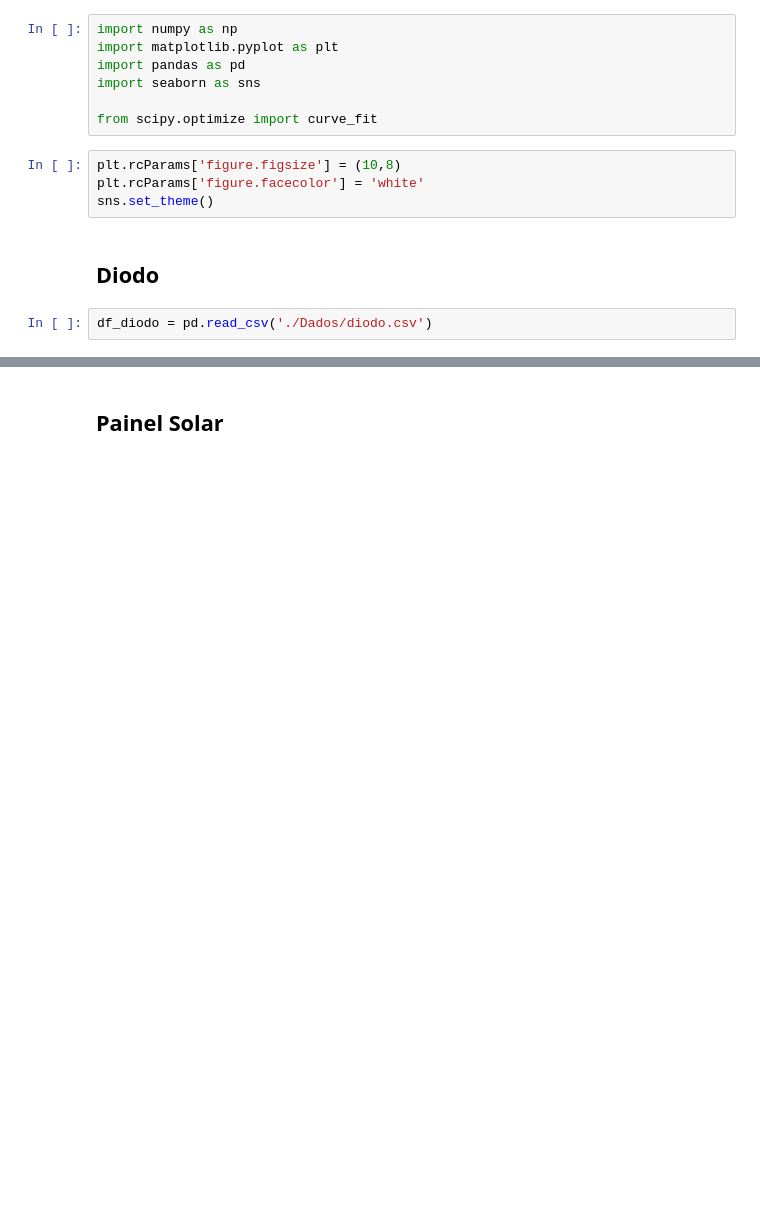
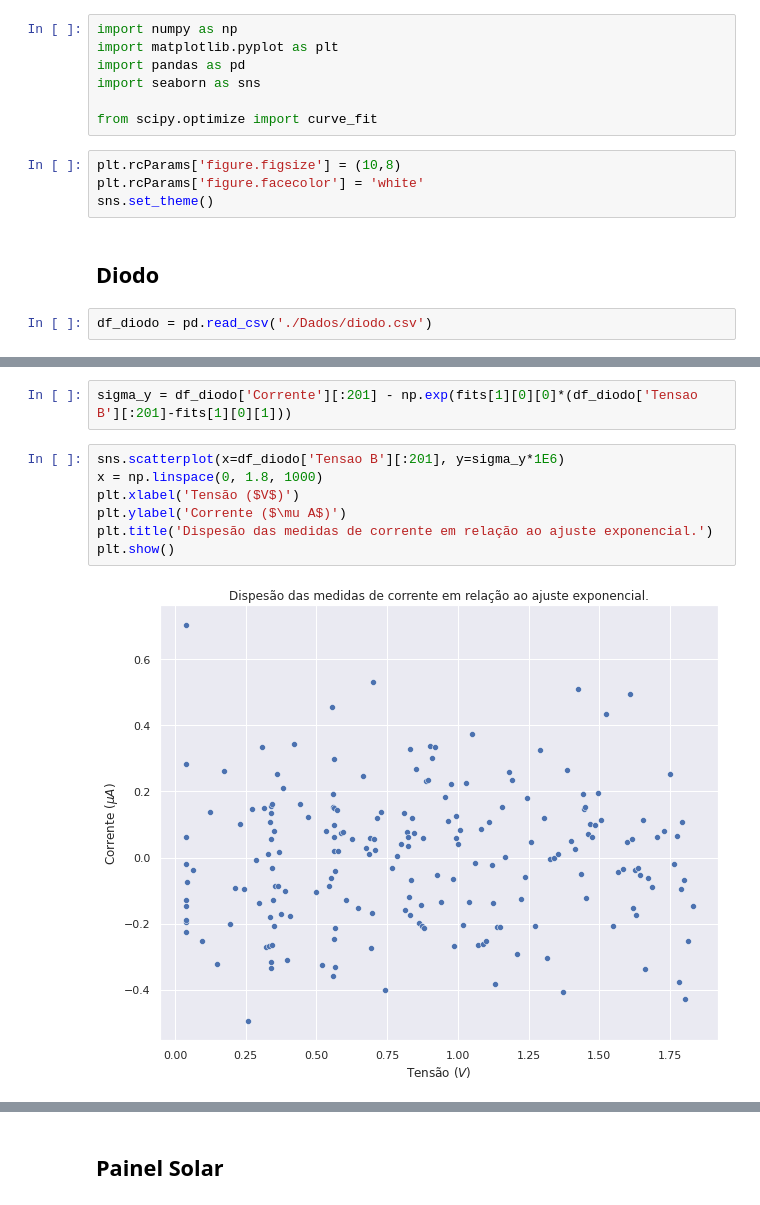
Before and after one commit to ivfreire/lab_3, a Jupyter notebook: Experimento 1/Atividade 3/análise.ipynb, the cells around one changed output, grey strips where cells are left out. Cells and saved outputs as stored; diff of their text form; blank space fills up the shorter version.

```diff
--- a/Experimento 1/Atividade 3/análise.ipynb
+++ b/Experimento 1/Atividade 3/análise.ipynb
@@ -22,0 +87,11 @@ sns.lineplot(data=df_diodo, x='Tensao B', y='Corrente')
+# %%
+sigma_y = df_diodo['Corrente'][:201] - np.exp(fits[1][0][0]*(df_diodo['Tensao B'][:201]-fits[1][0][1]))
+# %%
+sns.scatterplot(x=df_diodo['Tensao B'][:201], y=sigma_y*1E6)
+x = np.linspace(0, 1.8, 1000)
+plt.xlabel('Tensão ($V$)')
+plt.ylabel('Corrente ($\mu A$)')
+plt.title('Dispesão das medidas de corrente em relação ao ajuste exponencial.')
+plt.show()
+# %% [output]
+[figure, added]
```
Also changed, not shown: parts of 15 cells of this notebook.
